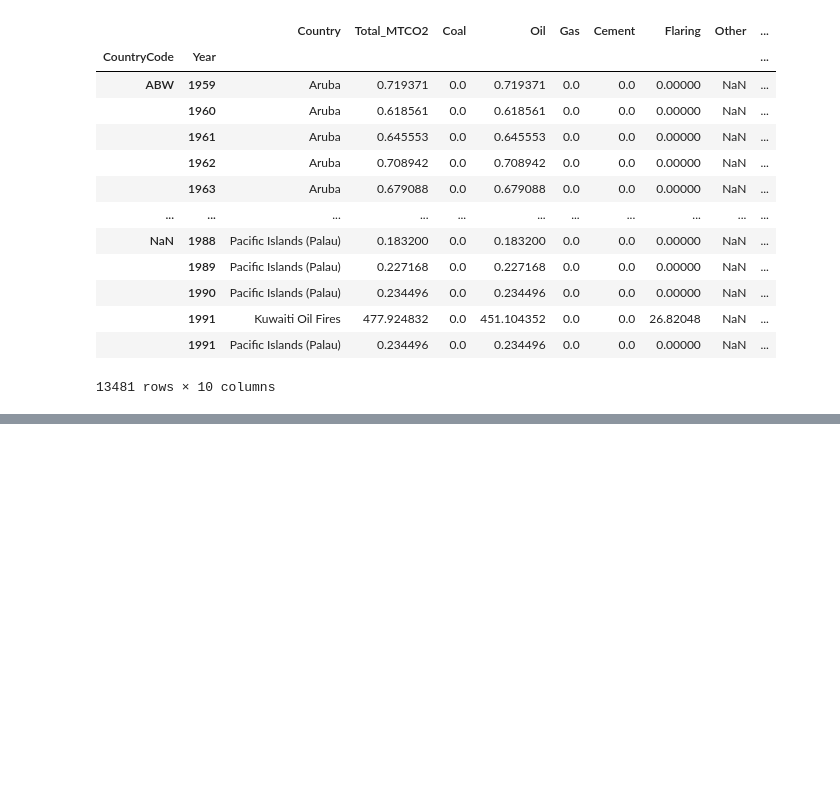
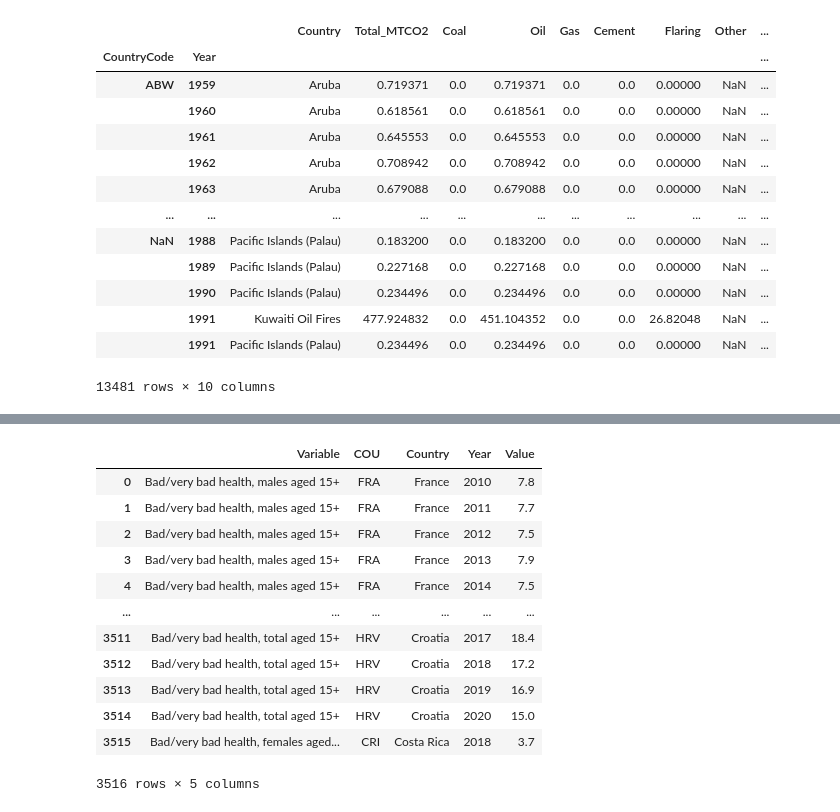
Before and after one commit to AtWillB/INST447-Final, a Jupyter notebook: preprocessing.ipynb, the cells around one changed output, grey strips where cells are left out. Cells and saved outputs as stored; diff of their text form; code cells hidden in the pictures; blank space fills up the shorter version.

```diff
--- a/preprocessing.ipynb
+++ b/preprocessing.ipynb
@@ -77,0 +82,18 @@ co2_df.to_csv("./data/processed_data/co2_country_year.csv")
+# %%
+#Drop columns we dont need
+health_df = health_df.drop(columns=["VAR","UNIT","Measure","YEA","Flag Codes","Flags"])
+health_df
+# %% [output]
+|  | Variable | COU | Country | Year | Value |
+| 0 | Bad/very bad health, males aged 15+ | FRA | France | 2010 | 7.8 |
+| 1 | Bad/very bad health, males aged 15+ | FRA | France | 2011 | 7.7 |
+| 2 | Bad/very bad health, males aged 15+ | FRA | France | 2012 | 7.5 |
+| 3 | Bad/very bad health, males aged 15+ | FRA | France | 2013 | 7.9 |
+| 4 | Bad/very bad health, males aged 15+ | FRA | France | 2014 | 7.5 |
+| ... | ... | ... | ... | ... | ... |
+| 3511 | Bad/very bad health, total aged 15+ | HRV | Croatia | 2017 | 18.4 |
+| 3512 | Bad/very bad health, total aged 15+ | HRV | Croatia | 2018 | 17.2 |
+| 3513 | Bad/very bad health, total aged 15+ | HRV | Croatia | 2019 | 16.9 |
+| 3514 | Bad/very bad health, total aged 15+ | HRV | Croatia | 2020 | 15.0 |
+| 3515 | Bad/very bad health, females aged... | CRI | Costa Rica | 2018 | 3.7 |
+3516 rows × 5 columns
```
Also changed, not shown: parts of 6 cells of this notebook.
